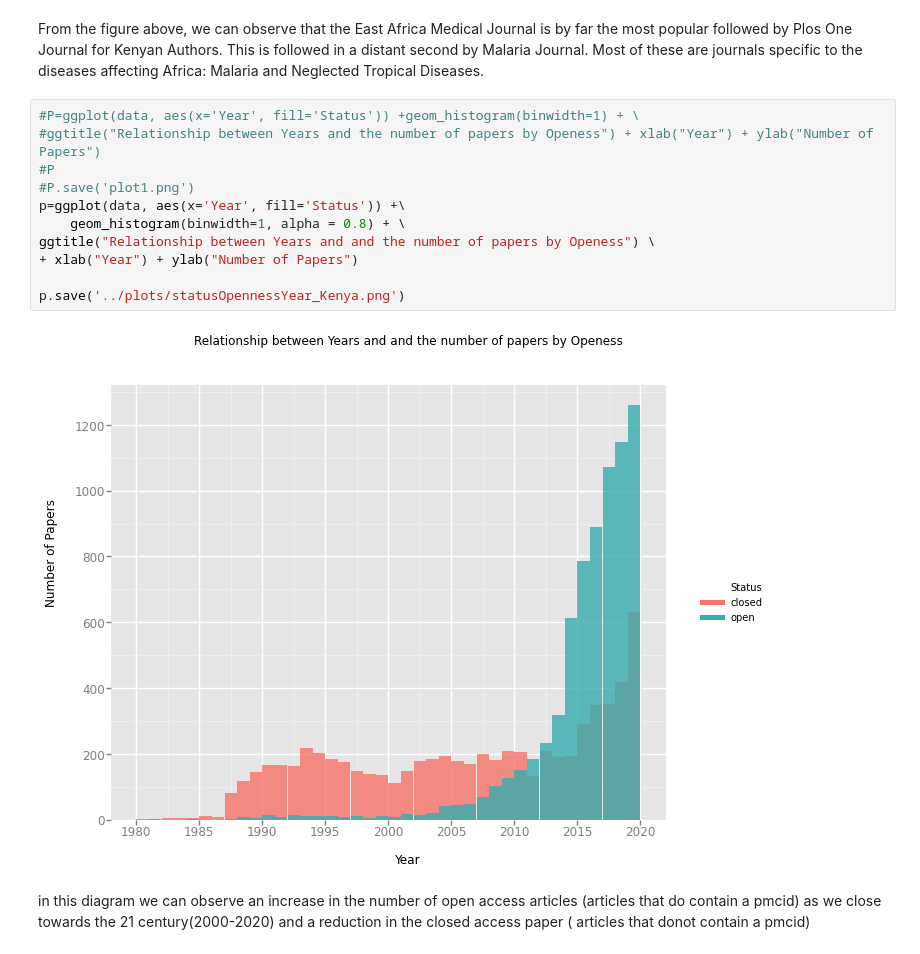
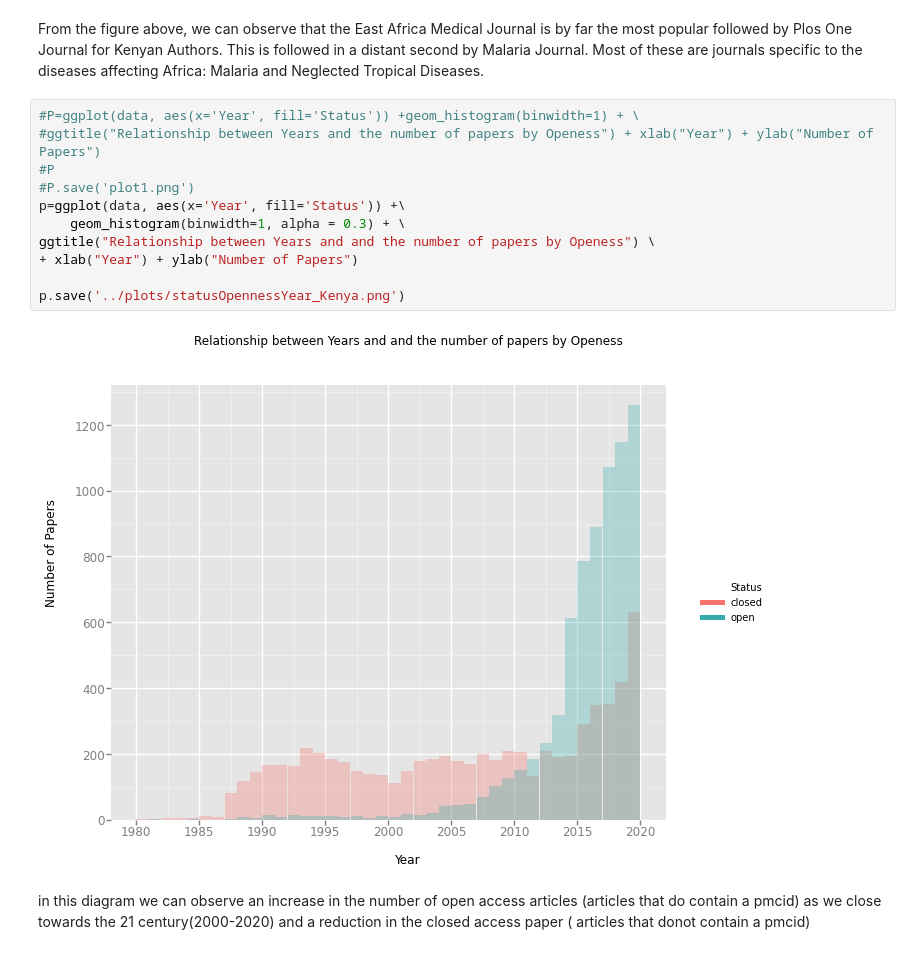
Before and after one commit to BioinfoNet/Data-mining, a Jupyter notebook: reanalysis_2020/notebooks/Data_visulization.ipynb, the cells around one changed output. Saved outputs shown, nothing was run; the diff lists cells and outputs as text.

Commit message:
add alpha

```diff
--- a/reanalysis_2020/notebooks/Data_visulization.ipynb
+++ b/reanalysis_2020/notebooks/Data_visulization.ipynb
@@ -82,16 +82,16 @@ From the figure above, we can observe that the East Africa Medical Journal is by
 # %%
 #P=ggplot(data, aes(x='Year', fill='Status')) +geom_histogram(binwidth=1) + \
 #ggtitle("Relationship between Years and the number of papers by Openess") + xlab("Year") + ylab("Number of Papers")
 #P
 #P.save('plot1.png')
 p=ggplot(data, aes(x='Year', fill='Status')) +\
-    geom_histogram(binwidth=1, alpha = 0.8) + \
+    geom_histogram(binwidth=1, alpha = 0.3) + \
 ggtitle("Relationship between Years and and the number of papers by Openess") \
 + xlab("Year") + ylab("Number of Papers")
 
 p.save('../plots/statusOpennessYear_Kenya.png')
 # %% [output]
-[figure, old version]
+[figure, new version]
 # %% [markdown]
 in this diagram we can observe an increase in the number of open access articles (articles that do contain a pmcid)  as we close towards the 21 century(2000-2020) and a reduction in the closed access paper ( articles that donot contain a pmcid)
 # %%
```
Also changed, not shown: 3 other files.
